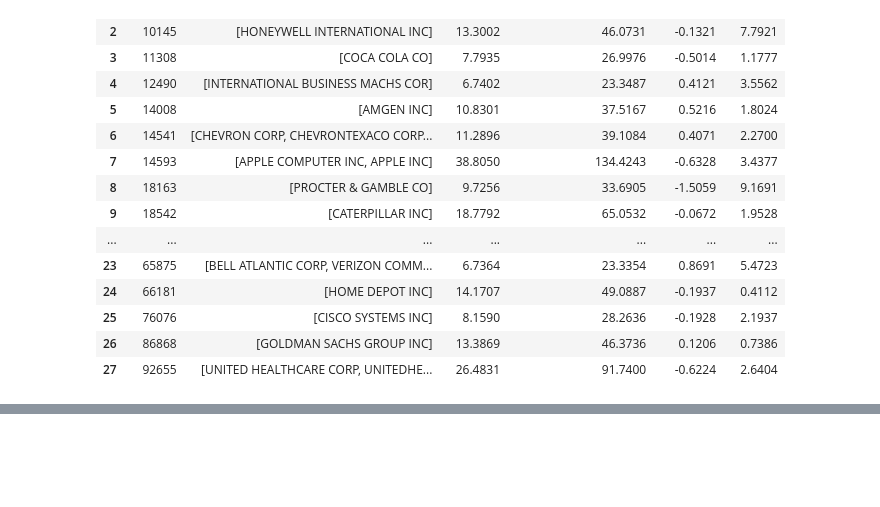
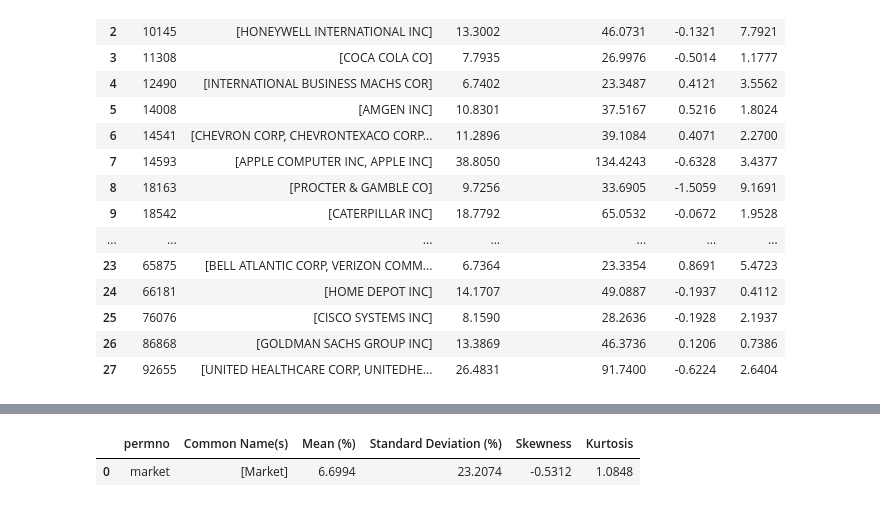
Before and after one commit to uWaterloo-CFM/CFM-301, a Jupyter notebook: Assignment 1/Data Assignment 1.ipynb, the cells around one changed output, grey strips where cells are left out. Saved outputs shown, nothing was run; the diff lists cells and outputs as text; code cells hidden in the pictures; blank space fills up the shorter version.

```diff
--- a/Assignment 1/Data Assignment 1.ipynb
+++ b/Assignment 1/Data Assignment 1.ipynb
@@ -162,0 +141,6 @@ duplicate_comnam_df.to_dict()['COMNAM']
+# %%
+# The market portfolio
+stats_df[stats_df["permno"] == "market"]
+# %% [output]
+|  | permno | Common Name(s) | Mean (%) | Standard Deviation (%) | Skewness | Kurtosis |
+| 0 | market | [Market] | 6.6994 | 23.2074 | -0.5312 | 1.0848 |
```
Also changed, not shown: parts of 10 cells of this notebook.
